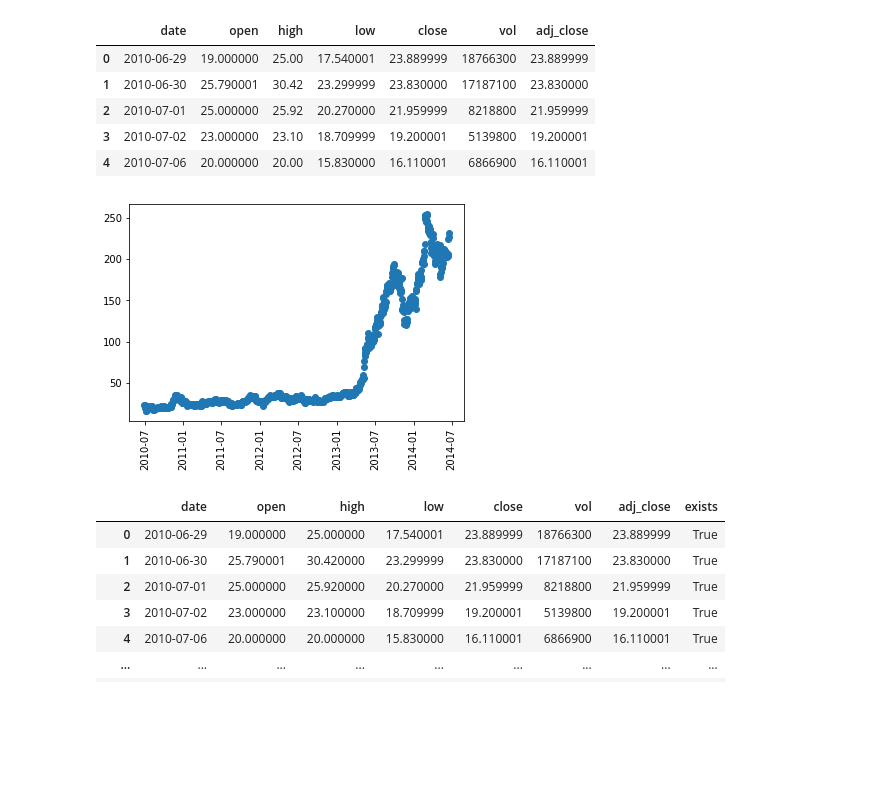
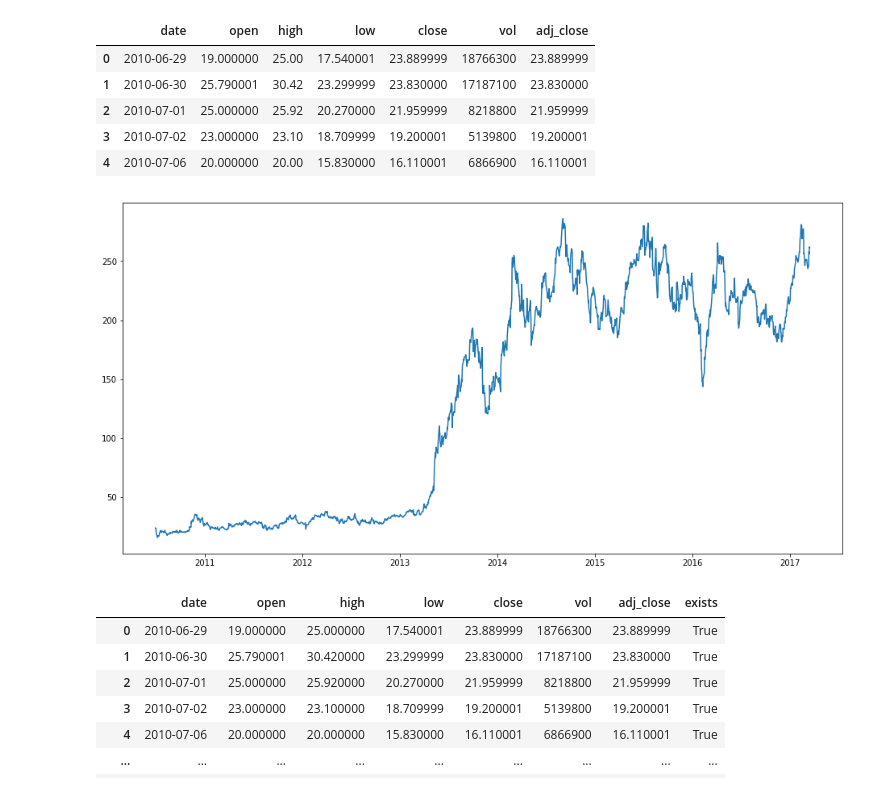
Before and after one commit to jafar-shodiq/mlearning-proj, a Jupyter notebook: stock-tesla-regression.ipynb, the cells around one changed output. Cells and saved outputs as stored; diff of their text form; code cells hidden in the pictures; blank space fills up the shorter version.

```diff
--- a/stock-tesla-regression.ipynb
+++ b/stock-tesla-regression.ipynb
@@ -155,11 +155,10 @@ df.head()
 | 4 | 2010-07-06 | 20.000000 | 20.00 | 15.830000 | 16.110001 | 6866900 | 16.110001 |
 # %%
 # Quick plot
-fig, ax = plt.subplots()
-ax.scatter(df.date[:1000], df.close[:1000])
-plt.xticks(rotation=90);
+plt.figure(figsize=(16,8))
+plt.plot(df.date, df.close);
 # %% [output]
-[figure, old version]
+[figure, new version]
 # %%
 # Check unique values between close and adj_close
 df_temp = df.copy()
```
Also changed, not shown: parts of 29 cells of this notebook.
